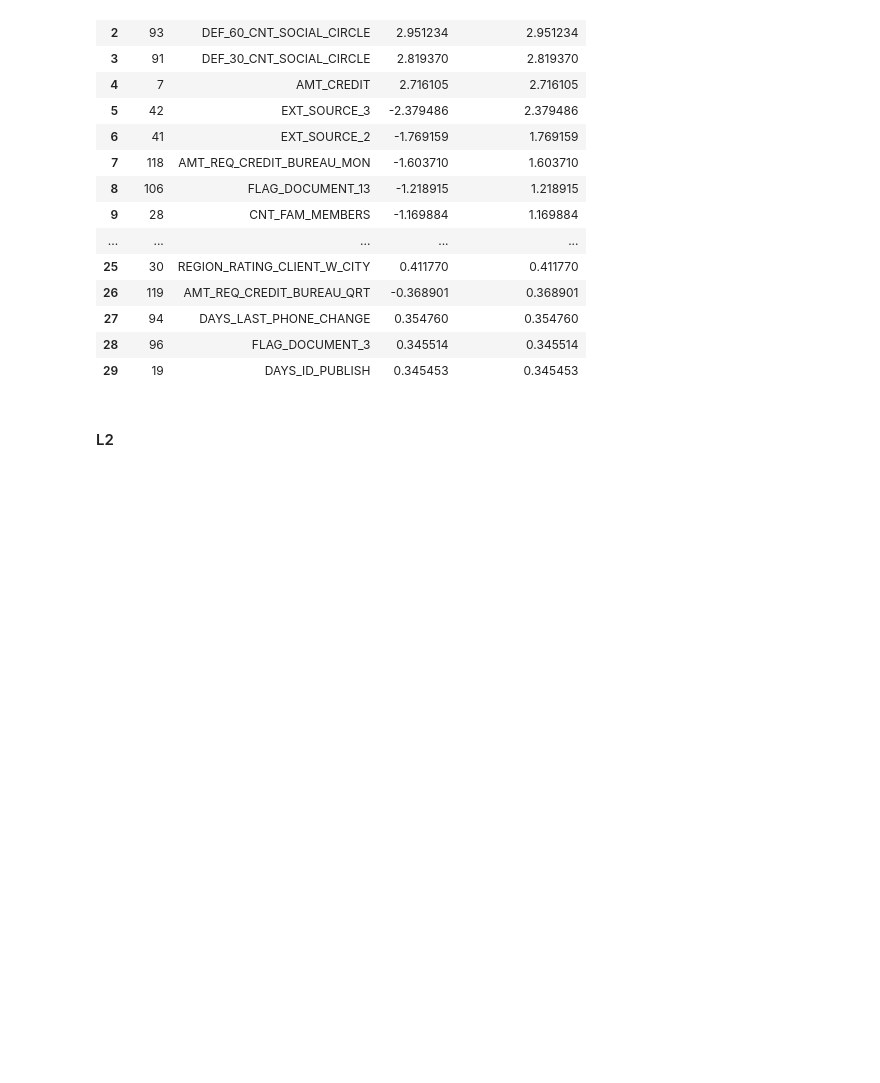
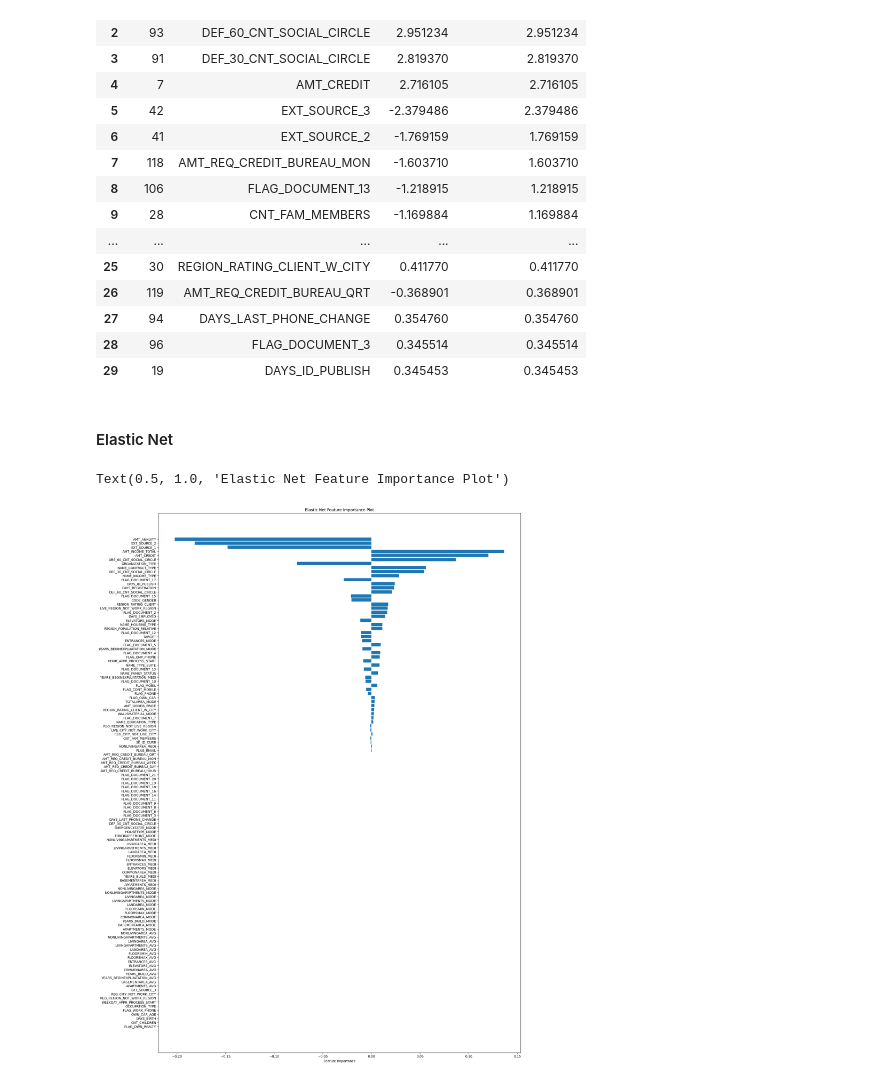
Before and after one commit to haileyvu9/RP, a Jupyter notebook: Research_project_Hailey.ipynb, the cells around one changed output. Saved outputs shown, nothing was run; the diff lists cells and outputs as text; code cells hidden in the pictures; blank space fills up the shorter version.

```diff
--- a/Research_project_Hailey.ipynb
+++ b/Research_project_Hailey.ipynb
@@ -233,5 +234,22 @@ feature_importance.head(30)
 | 27 | 94 | DAYS_LAST_PHONE_CHANGE | 0.354760 | 0.354760 |
 | 28 | 96 | FLAG_DOCUMENT_3 | 0.345514 | 0.345514 |
 | 29 | 19 | DAYS_ID_PUBLISH | 0.345453 | 0.345453 |
-# %% [markdown]
-#### L2
+# %% [markdown]
+#### Elastic Net
+# %%
+elastic_net = ElasticNet(alpha=0.0001, l1_ratio=0.5)
+elastic_net.fit(X_train, y_train)
+y_pred = elastic_net.predict(X_test)
+feature_importance = elastic_net.coef_
+
+sorted_features = sorted(zip(app_train.columns, feature_importance), key=lambda x: abs(x[1]))
+sorted_feature_names, sorted_importance = zip(*sorted_features)
+
+plt.figure(figsize=(20, 30))
+plt.barh(range(len(sorted_feature_names)), sorted_importance)
+plt.yticks(range(len(sorted_feature_names)), sorted_feature_names)
+plt.xlabel('Feature Importance')
+plt.title('Elastic Net Feature Importance Plot')
+# %% [output]
+Text(0.5, 1.0, 'Elastic Net Feature Importance Plot')
+[figure, added]
```
Also changed, not shown: parts of 17 cells of this notebook.
